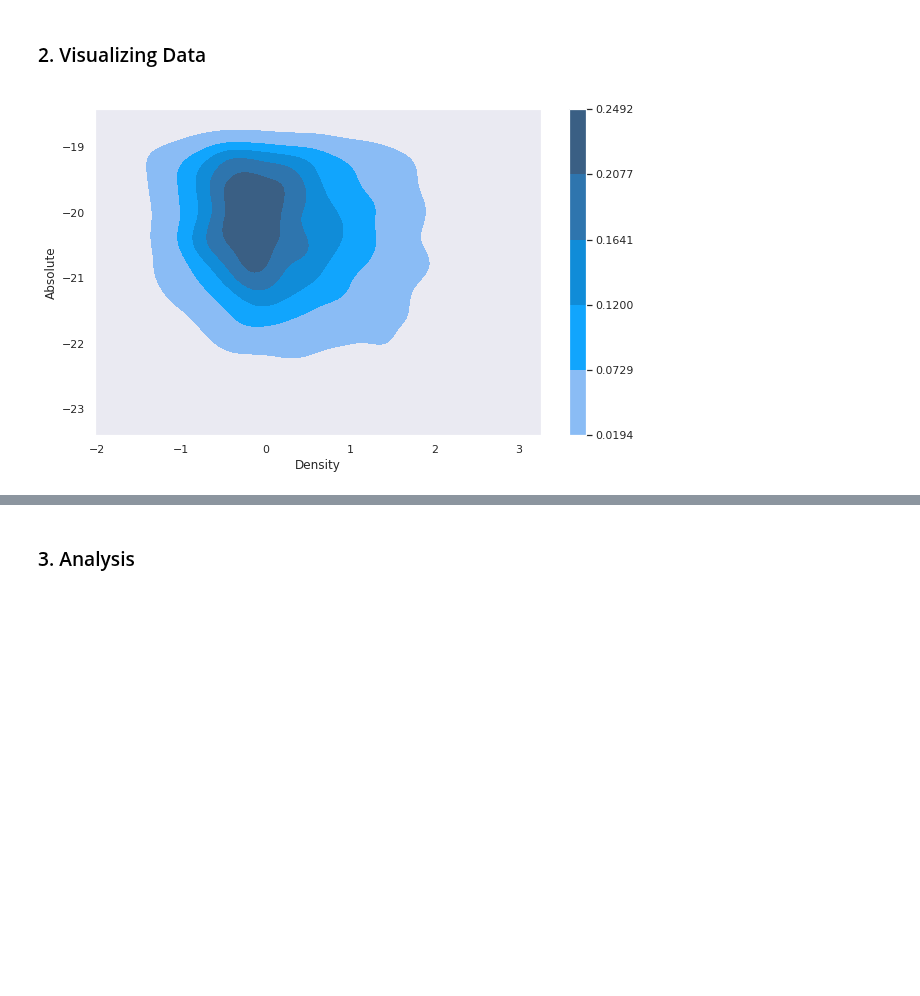
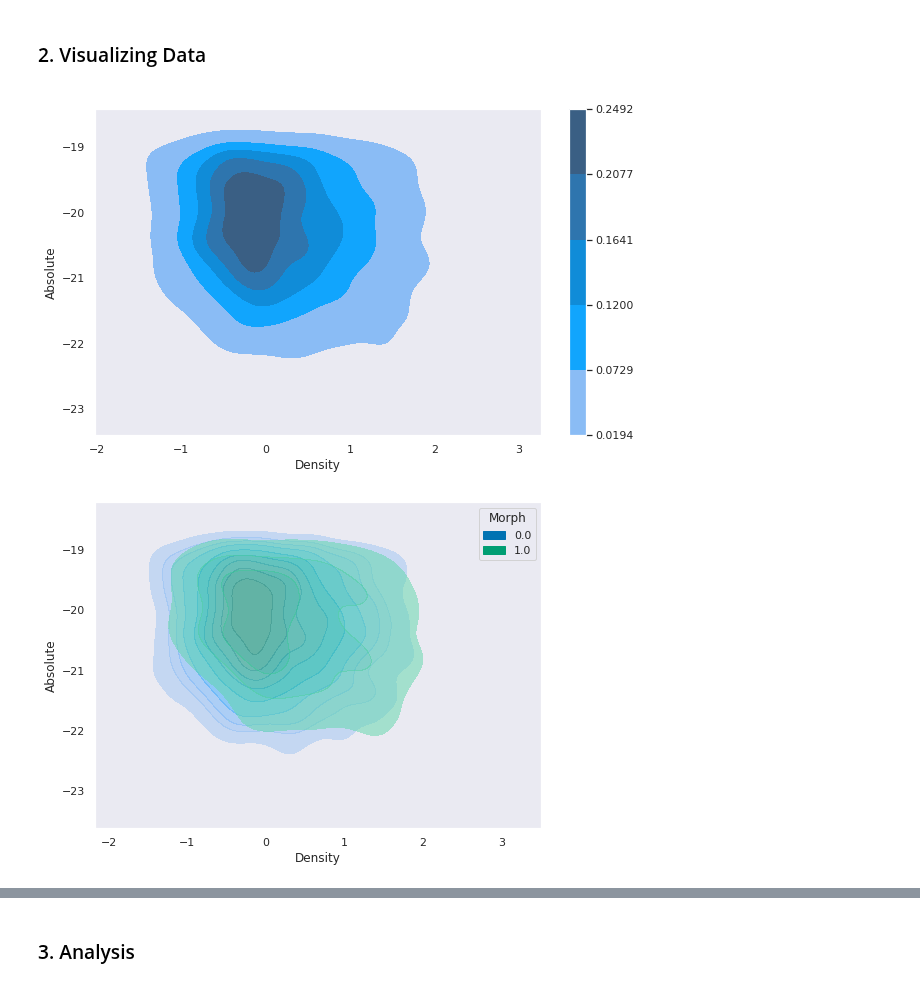
Before and after one commit to tylerbarna/AST5731-lab, a Jupyter notebook: Activity 09/Activity 09 -- Tyler Barna.ipynb, the cells around one changed output, grey strips where cells are left out. Cells and saved outputs as stored; diff of their text form; code cells hidden in the pictures; blank space fills up the shorter version.

Commit message:
data? Visualized.

```diff
--- a/Activity 09/Activity 09 -- Tyler Barna.ipynb
+++ b/Activity 09/Activity 09 -- Tyler Barna.ipynb
@@ -103,10 +103,29 @@ display(df.describe())
 # %% [markdown]
 ### 2. Visualizing Data
 <a id='data'></a>
-# %%
-## make a plot of the density vs the magnitude
-fig, ax = plt.subplots(figsize=(10, 6))
-sns.kdeplot(data = df, x='Density',y='Absolute',
-                   zorder=0, n_levels=6, cbar=True, fill=True,ax=ax);
-# %% [output]
-[figure, removed]
+# %%
+## make a plot of the density vs the magnitude
+fig, ax = plt.subplots(figsize=(10, 6), facecolor='w', edgecolor='k')
+sns.kdeplot(data = df, x='Density',y='Absolute',
+                   zorder=0, n_levels=6, cbar=True, fill=True,ax=ax);
+plt.show()
+
+## plot the morphology vs the density and magnitude
+fig, ax = plt.subplots(figsize=(8, 6), facecolor='w', edgecolor='k')
+sns.kdeplot(data = df, x='Density',y='Absolute',hue='Morph',
+                alpha=0.5, fill=True, ax=ax);
+plt.show()
+
+## pair plot
+g = sns.pairplot(df, palette='Set2', corner=True)
+
+## correlation between variables
+corr = df.corr()
+mask = np.zeros_like(corr, dtype=np.bool)
+mask[np.triu_indices_from(mask)] = True
+fig, ax = plt.subplots(figsize=(11, 9), facecolor='w', edgecolor='k')
+cmap = sns.diverging_palette(220, 10, as_cmap=True)
+sns.heatmap(corr, mask=mask, cmap=cmap, vmax=.3, center=0, square=True, linewidths=.5, cbar_kws={"shrink": .5},ax=ax);
+# %% [output]
+[figure, added]
+[figure, added]
```
Also changed, not shown: parts of 2 cells of this notebook.
